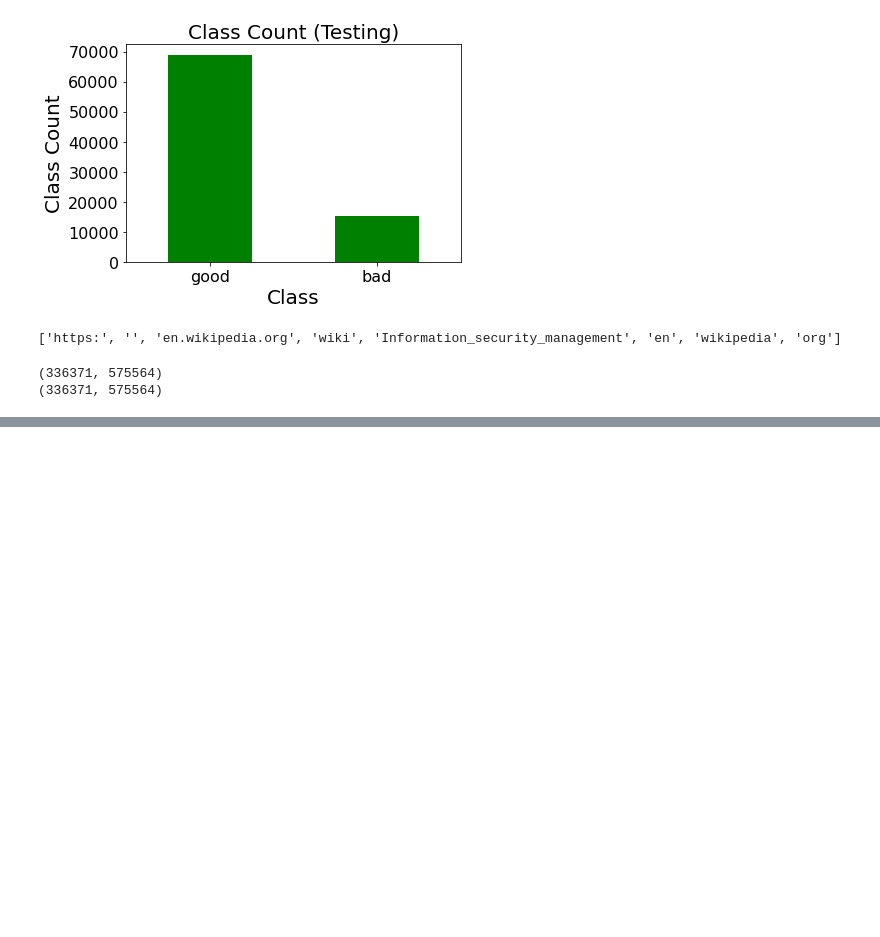
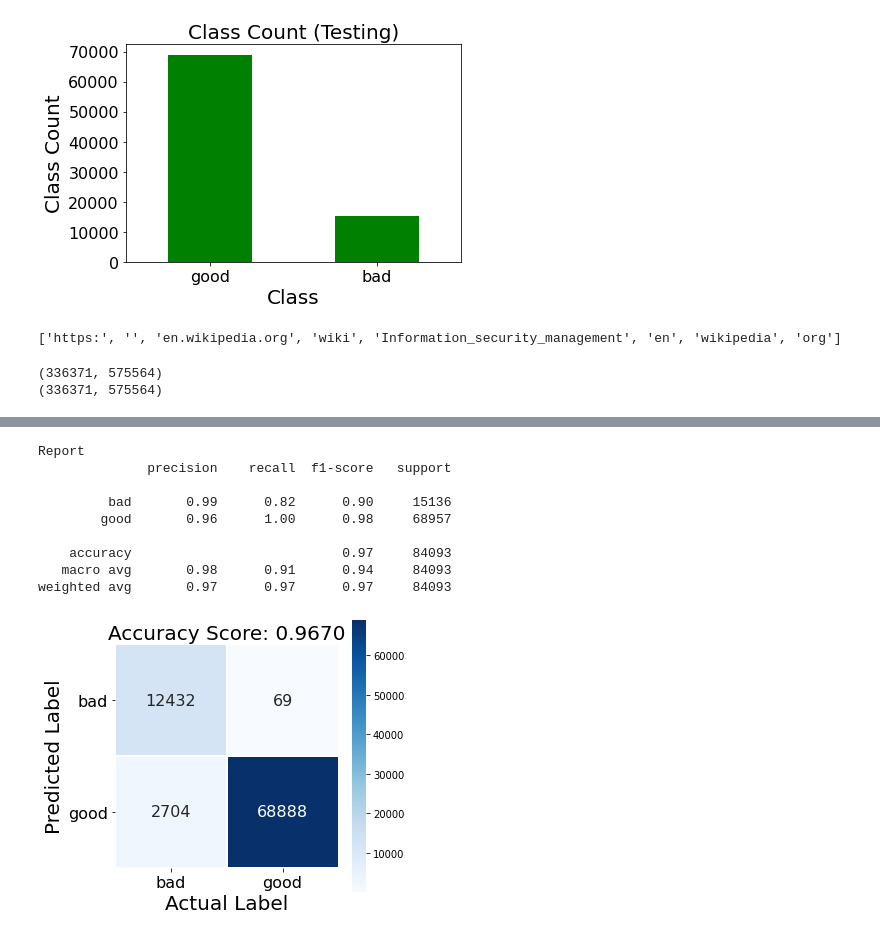
Before and after one commit to RithvikRS/Malicious_URL, a Jupyter notebook: ISM_Malicious_URL.ipynb, the cells around one changed output, grey strips where cells are left out. Saved outputs shown, nothing was run; the diff lists cells and outputs as text; code cells hidden in the pictures; blank space fills up the shorter version.

```diff
--- a/ISM_Malicious_URL.ipynb
+++ b/ISM_Malicious_URL.ipynb
@@ -142,0 +190,27 @@ print(test_tfidf_X.shape)
+# %%
+#Training and evaluating Naive Bayesian model with TF-IDF
+
+# Train the model
+mnb_tfidf = MultinomialNB()
+mnb_tfidf.fit(tfidf_X, labels)
+
+
+# Test the mode (score, predictions, confusion matrix, classification report)
+score_mnb_tfidf = mnb_tfidf.score(test_tfidf_X, test_labels)
+predictions_mnb_tfidf = mnb_tfidf.predict(test_tfidf_X)
+cmatrix_mnb_tfidf = confusion_matrix(test_labels, predictions_mnb_tfidf)
+creport_mnb_tfidf = classification_report(test_labels, predictions_mnb_tfidf)
+
+print("Report")
+generate_report(cmatrix_mnb_tfidf, score_mnb_tfidf, creport_mnb_tfidf)
+# %% [output]
+Report
+              precision    recall  f1-score   support
+
+         bad       0.99      0.82      0.90     15136
+        good       0.96      1.00      0.98     68957
+
+    accuracy                           0.97     84093
+   macro avg       0.98      0.91      0.94     84093
+weighted avg       0.97      0.97      0.97     84093
+[figure, added]
```
Also changed, not shown: parts of 9 cells of this notebook.
